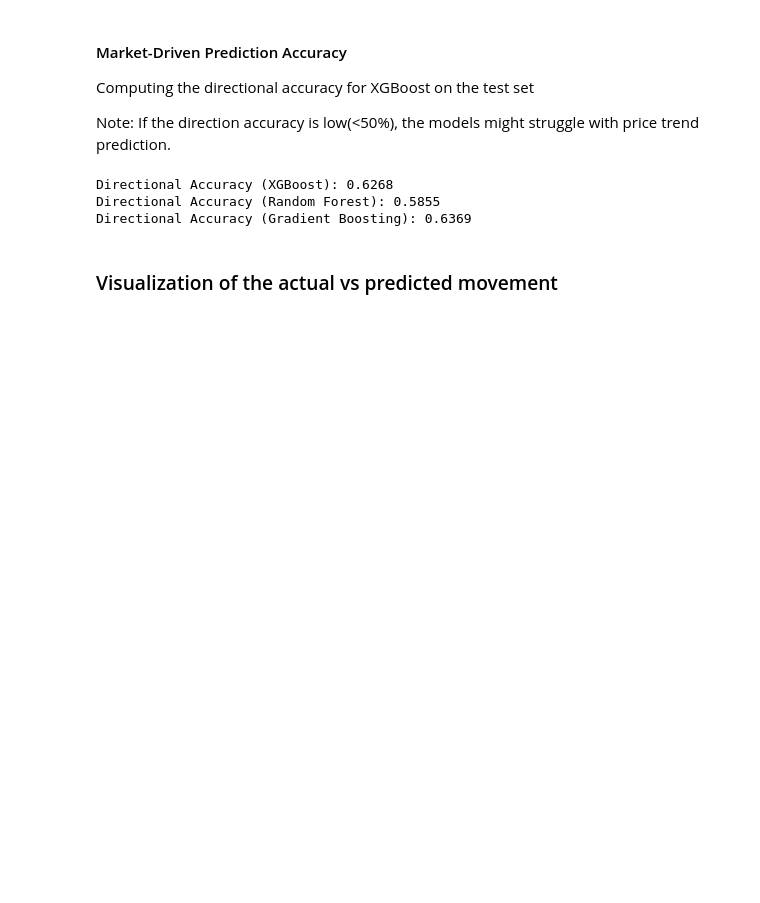
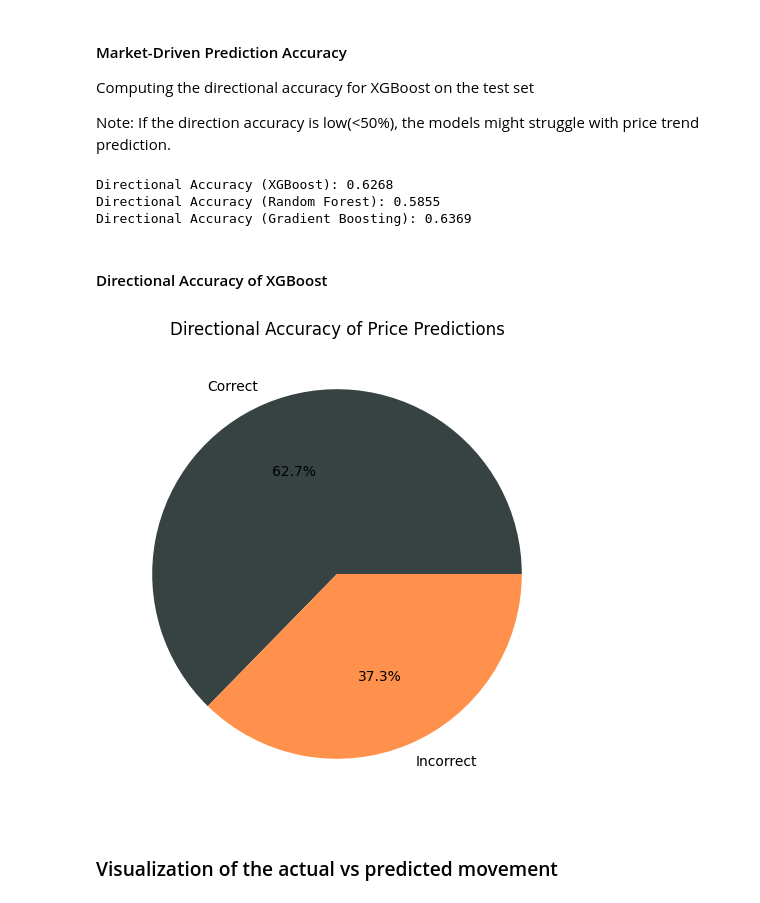
Before and after one commit to apostleoffinance/Energy-Price-Forecast, a Jupyter notebook: Notebooks/04_forecast_model.ipynb, the cells around one changed output. Cells and saved outputs as stored; diff of their text form; code cells hidden in the pictures; blank space fills up the shorter version.

```diff
--- a/Notebooks/04_forecast_model.ipynb
+++ b/Notebooks/04_forecast_model.ipynb
@@ -470,6 +470,18 @@ print(f"Directional Accuracy (Gradient Boosting): {directional_accuracy_gb:.4f}"
 Directional Accuracy (XGBoost): 0.6268
 Directional Accuracy (Random Forest): 0.5855
 Directional Accuracy (Gradient Boosting): 0.6369
+# %% [markdown]
+#### Directional Accuracy of XGBoost
+# %%
+
+
+directional_accuracy = 0.6268
+plt.figure(figsize=(6, 6))
+plt.pie([directional_accuracy, 1 - directional_accuracy], labels=['Correct', 'Incorrect'], colors=['#374342', '#ff914d'], autopct='%1.1f%%')
+plt.title('Directional Accuracy of Price Predictions')
+plt.show()
+# %% [output]
+[figure, added]
 # %% [markdown]
 ### Visualization of the actual vs predicted movement
 # %%
```
Also changed, not shown: parts of 9 cells of this notebook, 2 other files.
